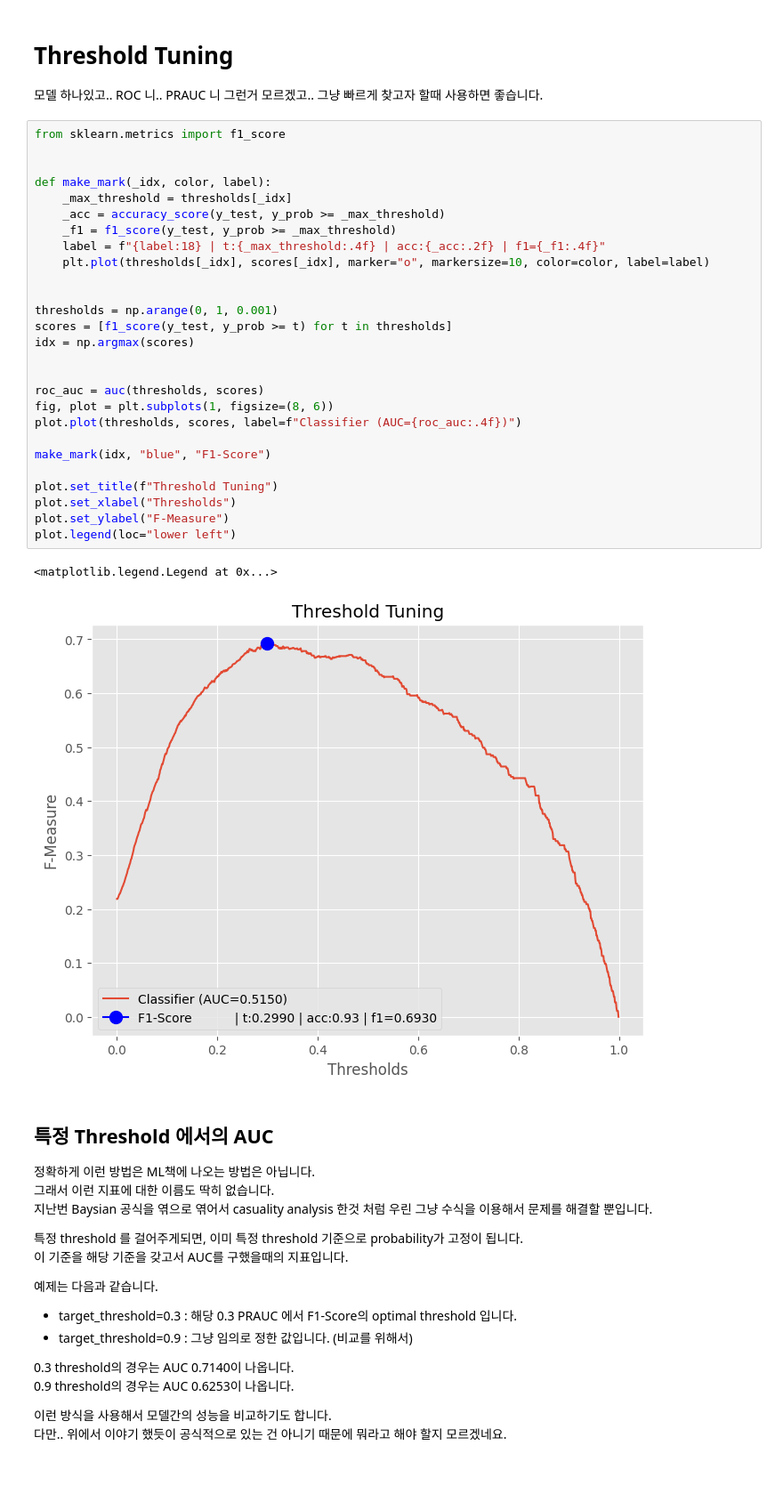
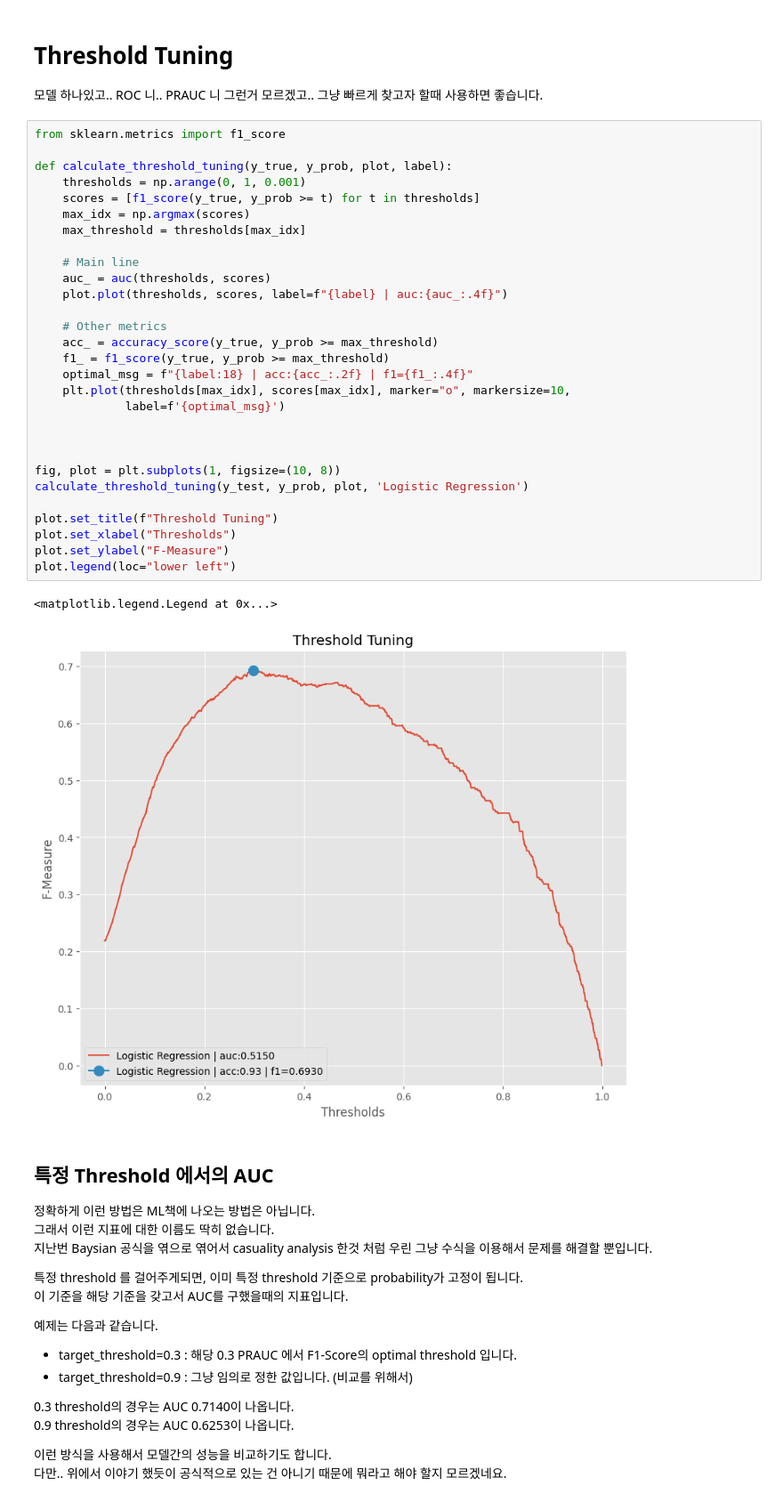
Before and after one commit to AndersonJo/machine-learning, a Jupyter notebook: 001 Performance Test (ROC, AUC, Confusion Matrix)/04. Threshold Optimization.ipynb, the cells around one changed output. Shown at 89% size. Cells and saved outputs as stored; diff of their text form; blank space fills up the shorter version.

```diff
--- a/001 Performance Test (ROC, AUC, Confusion Matrix)/04. Threshold Optimization.ipynb
+++ b/001 Performance Test (ROC, AUC, Confusion Matrix)/04. Threshold Optimization.ipynb
@@ -184,36 +189,38 @@ plot.legend(loc="lower left")
 
 모델 하나있고.. ROC 니.. PRAUC 니 그런거 모르겠고..
 그냥 빠르게 찾고자 할때 사용하면 좋습니다.
-# %%
-from sklearn.metrics import f1_score
-
-
-def make_mark(_idx, color, label):
-    _max_threshold = thresholds[_idx]
-    _acc = accuracy_score(y_test, y_prob >= _max_threshold)
-    _f1 = f1_score(y_test, y_prob >= _max_threshold)
-    label = f"{label:18} | t:{_max_threshold:.4f} | acc:{_acc:.2f} | f1={_f1:.4f}"
-    plt.plot(thresholds[_idx], scores[_idx], marker="o", markersize=10, color=color, label=label)
-
-
-thresholds = np.arange(0, 1, 0.001)
-scores = [f1_score(y_test, y_prob >= t) for t in thresholds]
-idx = np.argmax(scores)
-
-
-roc_auc = auc(thresholds, scores)
-fig, plot = plt.subplots(1, figsize=(8, 6))
-plot.plot(thresholds, scores, label=f"Classifier (AUC={roc_auc:.4f})")
-
-make_mark(idx, "blue", "F1-Score")
-
-plot.set_title(f"Threshold Tuning")
-plot.set_xlabel("Thresholds")
-plot.set_ylabel("F-Measure")
-plot.legend(loc="lower left")
-# %% [output]
-<matplotlib.legend.Legend at 0x...>
-[figure, removed]
+# %%
+from sklearn.metrics import f1_score
+
+def calculate_threshold_tuning(y_true, y_prob, plot, label):
+    thresholds = np.arange(0, 1, 0.001)
+    scores = [f1_score(y_true, y_prob >= t) for t in thresholds]
+    max_idx = np.argmax(scores)
+    max_threshold = thresholds[max_idx]
+
+    # Main line
+    auc_ = auc(thresholds, scores)
+    plot.plot(thresholds, scores, label=f"{label} | auc:{auc_:.4f}")
+
+    # Other metrics
+    acc_ = accuracy_score(y_true, y_prob >= max_threshold)
+    f1_ = f1_score(y_true, y_prob >= max_threshold)
+    optimal_msg = f"{label:18} | acc:{acc_:.2f} | f1={f1_:.4f}"
+    plt.plot(thresholds[max_idx], scores[max_idx], marker="o", markersize=10,
+             label=f'{optimal_msg}')
+
+
+
+fig, plot = plt.subplots(1, figsize=(10, 8))
+calculate_threshold_tuning(y_test, y_prob, plot, 'Logistic Regression')
+
+plot.set_title(f"Threshold Tuning")
+plot.set_xlabel("Thresholds")
+plot.set_ylabel("F-Measure")
+plot.legend(loc="lower left")
+# %% [output]
+<matplotlib.legend.Legend at 0x...>
+[figure, added]
 # %% [markdown]
 ## 특정 Threshold 에서의 AUC
 
```
Also changed, not shown: parts of 4 cells of this notebook.
